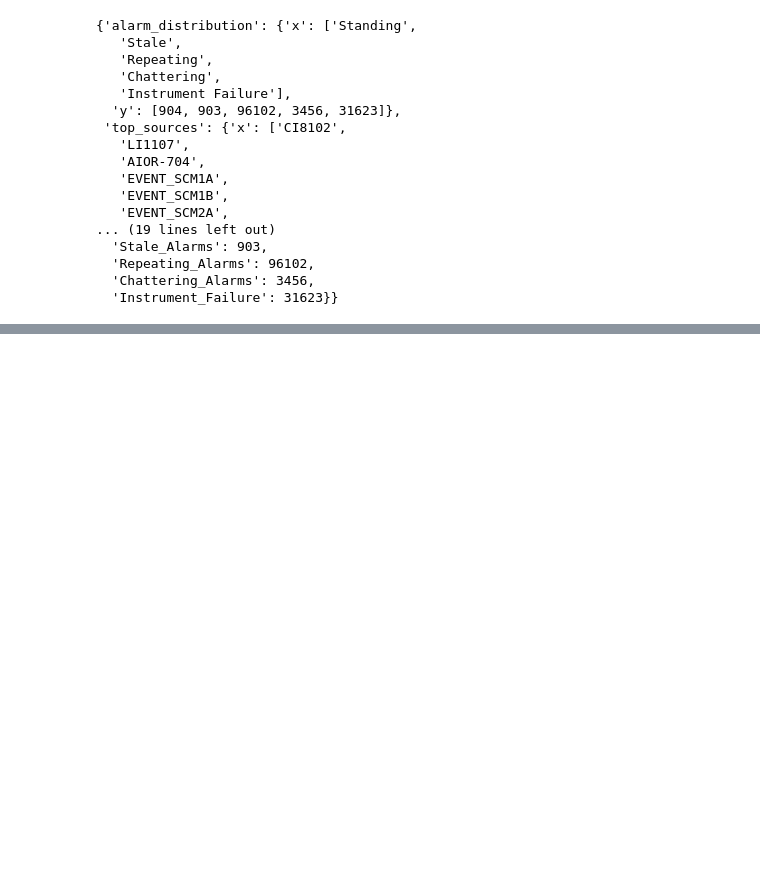
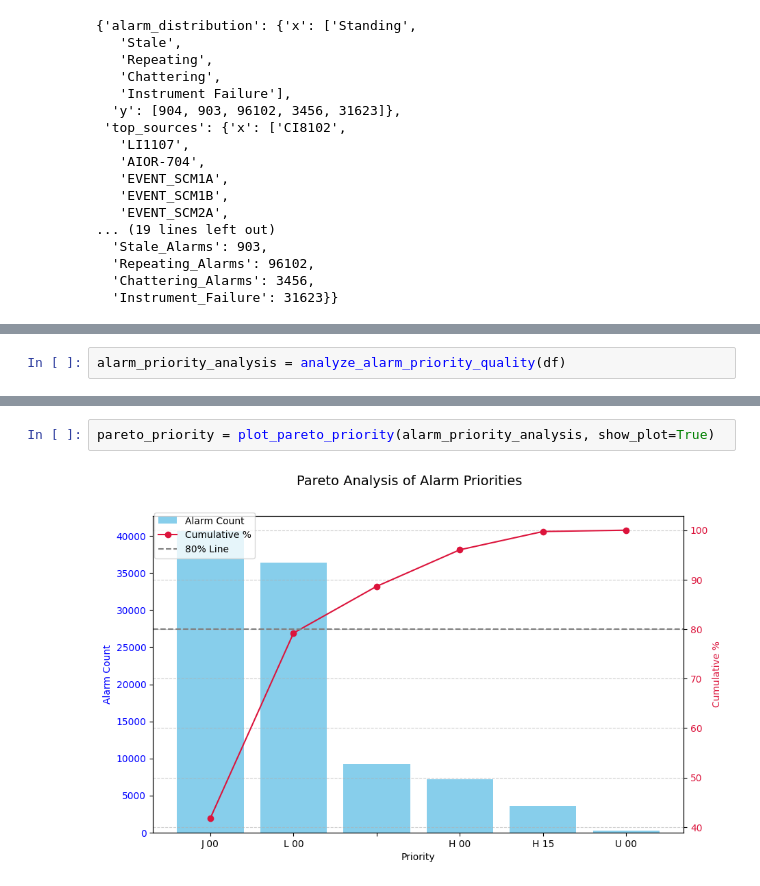
Before and after one commit to AhsanBilal157/Engro_Project_Analysis, a Jupyter notebook: Final_Calculations.ipynb, the cells around one changed output, grey strips where cells are left out. Drawn from its saved outputs; the diff is of its cells as text; blank space fills up the shorter version.

```diff
--- a/Final_Calculations.ipynb
+++ b/Final_Calculations.ipynb
@@ -1038,0 +1124,2 @@ generate_alarm_dashboard(standing_alarm_analyses, chattering_alarm_analyses)
+# %%
+alarm_priority_analysis = analyze_alarm_priority_quality(df)
@@ -1038,0 +1261,4 @@ generate_alarm_dashboard(standing_alarm_analyses, chattering_alarm_analyses)
+# %%
+pareto_priority = plot_pareto_priority(alarm_priority_analysis, show_plot=True)
+# %% [output]
+[figure, added]
```
Also changed, not shown: parts of 9 cells of this notebook.
